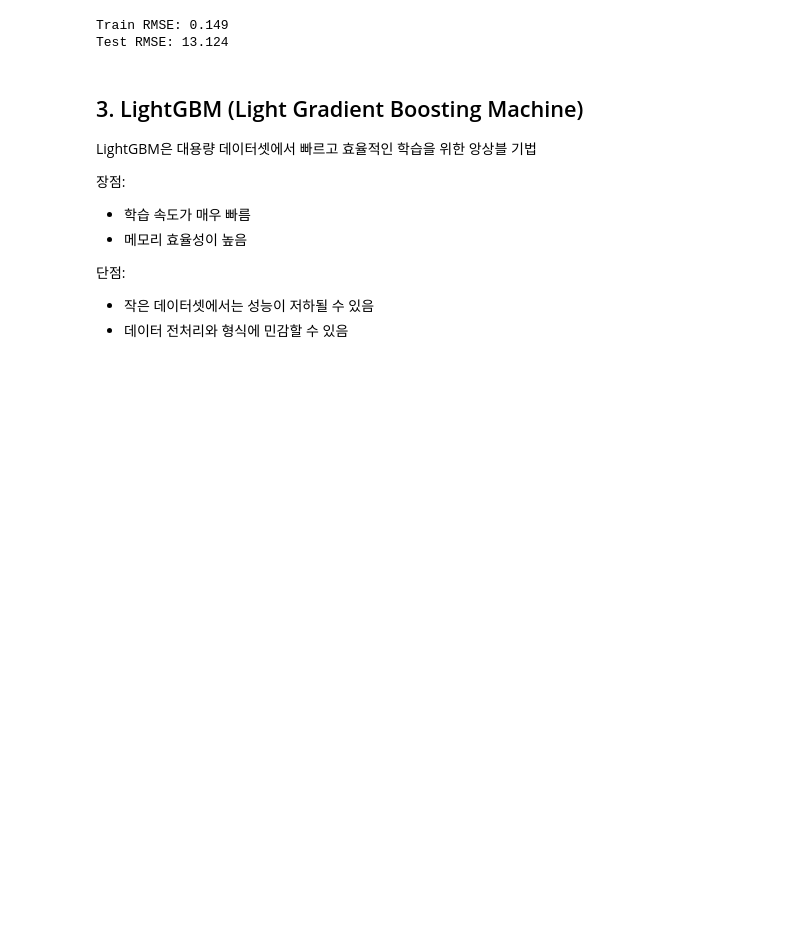
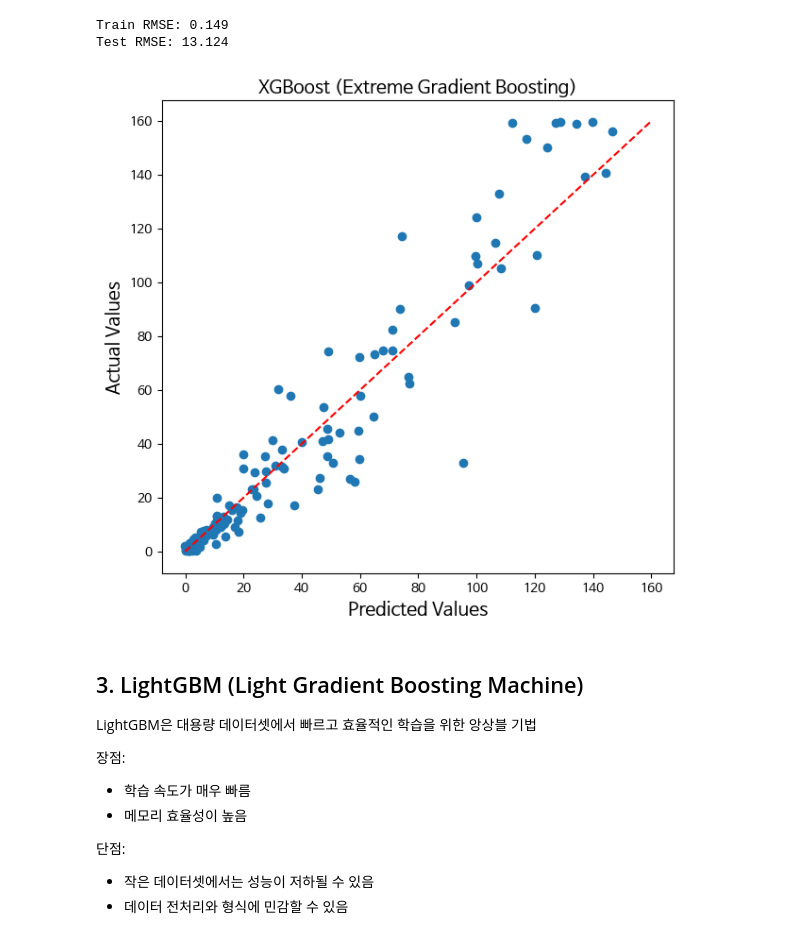
Before and after one commit to jangjung-coding/lettuce_predict_ai, a Jupyter notebook: lettuce_AI.ipynb, the cells around one changed output. Cells and saved outputs as stored; diff of their text form; code cells hidden in the pictures; blank space fills up the shorter version.

```diff
--- a/lettuce_AI.ipynb
+++ b/lettuce_AI.ipynb
@@ -196,15 +205,29 @@ XGBRegressor(base_score=None, booster=None, callbacks=None,
              num_parallel_tree=None, random_state=42, ...)
 # %%
 # 모델 평가 (RMSE)
-y_train_pred = xgb_model.predict(X_train_scaled)
-y_test_pred = xgb_model.predict(X_test_scaled)
-train_rmse = np.sqrt(mean_squared_error(y_train, y_train_pred))
-xgb_test_rmse = np.sqrt(mean_squared_error(y_test, y_test_pred))
+xgb_y_train_pred = xgb_model.predict(X_train_scaled)
+xgb_y_test_pred = xgb_model.predict(X_test_scaled)
+train_rmse = np.sqrt(mean_squared_error(y_train, xgb_y_train_pred))
+xgb_test_rmse = np.sqrt(mean_squared_error(y_test, xgb_y_test_pred))
 print(f"Train RMSE: {train_rmse:.3f}")
 print(f"Test RMSE: {xgb_test_rmse:.3f}")
 # %% [output]
 Train RMSE: 0.149
 Test RMSE: 13.124
+# %%
+plt.figure(figsize=(7, 6.5))
+plt.scatter(xgb_y_test_pred,y_test)
+
+min_val = min(np.min(y_test), np.min(xgb_y_test_pred))
+max_val = max(np.max(y_test), np.max(xgb_y_test_pred))
+plt.plot([min_val, max_val], [min_val, max_val], color='red', linestyle='--', label='Ideal Fit')
+
+plt.xlabel('Predicted Values')
+plt.ylabel('Actual Values')
+plt.title('XGBoost (Extreme Gradient Boosting)')
+plt.show()
+# %% [output]
+[figure, added]
 # %% [markdown]
 ## 3. LightGBM (Light Gradient Boosting Machine)
 LightGBM은 대용량 데이터셋에서 빠르고 효율적인 학습을 위한 앙상블 기법
```
Also changed, not shown: parts of 22 cells of this notebook.
